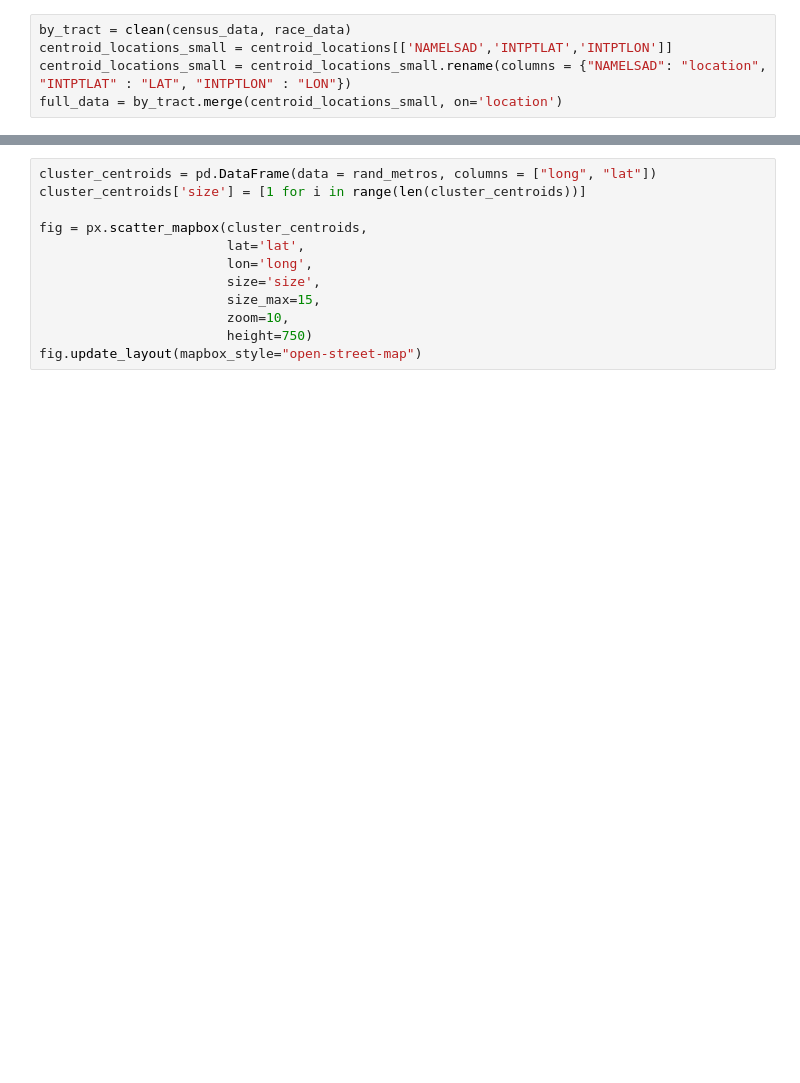
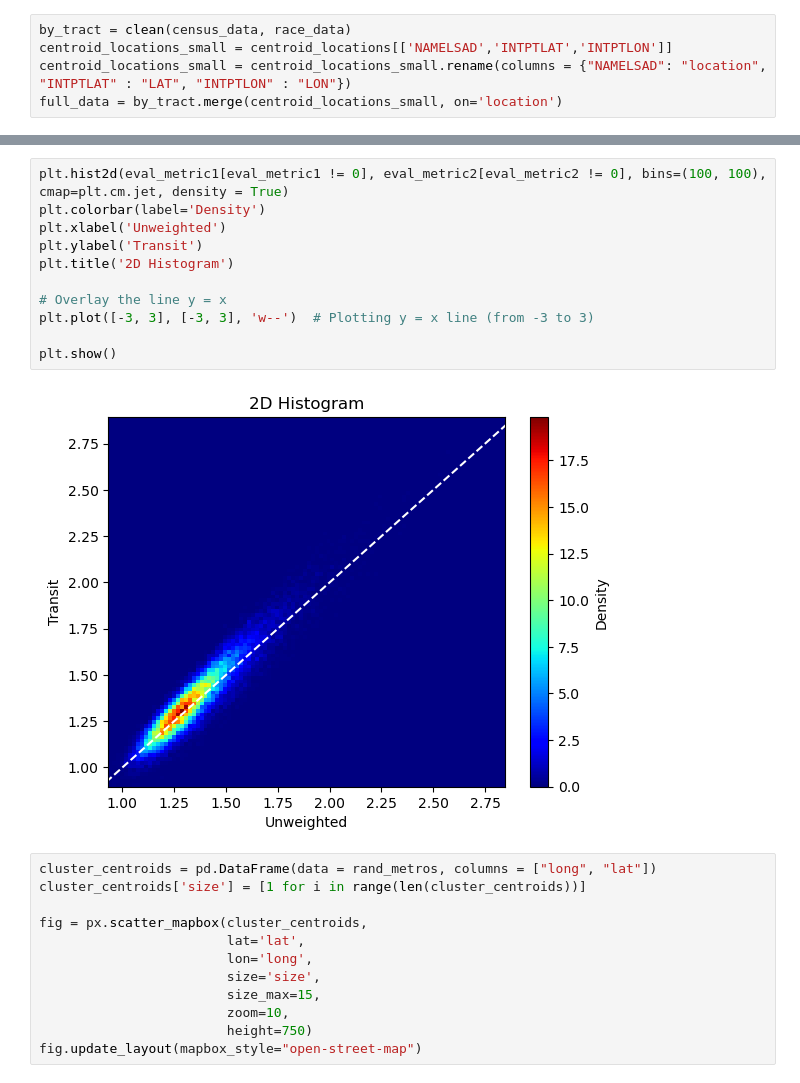
Before and after one commit to juliatompkins/trio-capstone, a Jupyter notebook: algorithms code/Ensemble Analysis Take 1.ipynb, the cells around one changed output, grey strips where cells are left out. Drawn from its saved outputs; the diff is of its cells as text; blank space fills up the shorter version.

```diff
--- a/algorithms code/Ensemble Analysis Take 1.ipynb
+++ b/algorithms code/Ensemble Analysis Take 1.ipynb
@@ -66,3 +149,16 @@ len(eval_metric[eval_metric != 0])
+# %%
+plt.hist2d(eval_metric1[eval_metric1 != 0], eval_metric2[eval_metric2 != 0], bins=(100, 100), cmap=plt.cm.jet, density = True)
+plt.colorbar(label='Density')
+plt.xlabel('Unweighted')
+plt.ylabel('Transit')
+plt.title('2D Histogram')
+
+# Overlay the line y = x
+plt.plot([-3, 3], [-3, 3], 'w--')  # Plotting y = x line (from -3 to 3)
+
+plt.show()
+# %% [output]
+[figure, added]
 # %%
 cluster_centroids = pd.DataFrame(data = rand_metros, columns = ["long", "lat"])
 cluster_centroids['size'] = [1 for i in range(len(cluster_centroids))]
```
Also changed, not shown: parts of 4 cells of this notebook, 2 other files.
